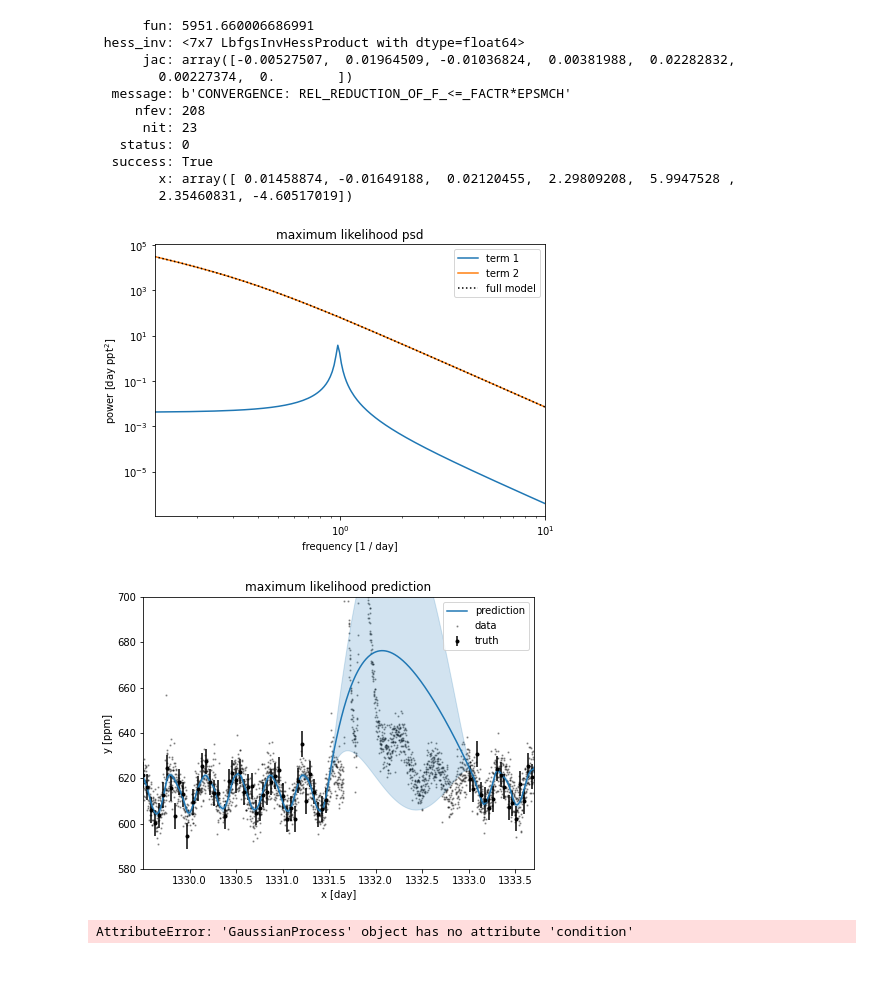
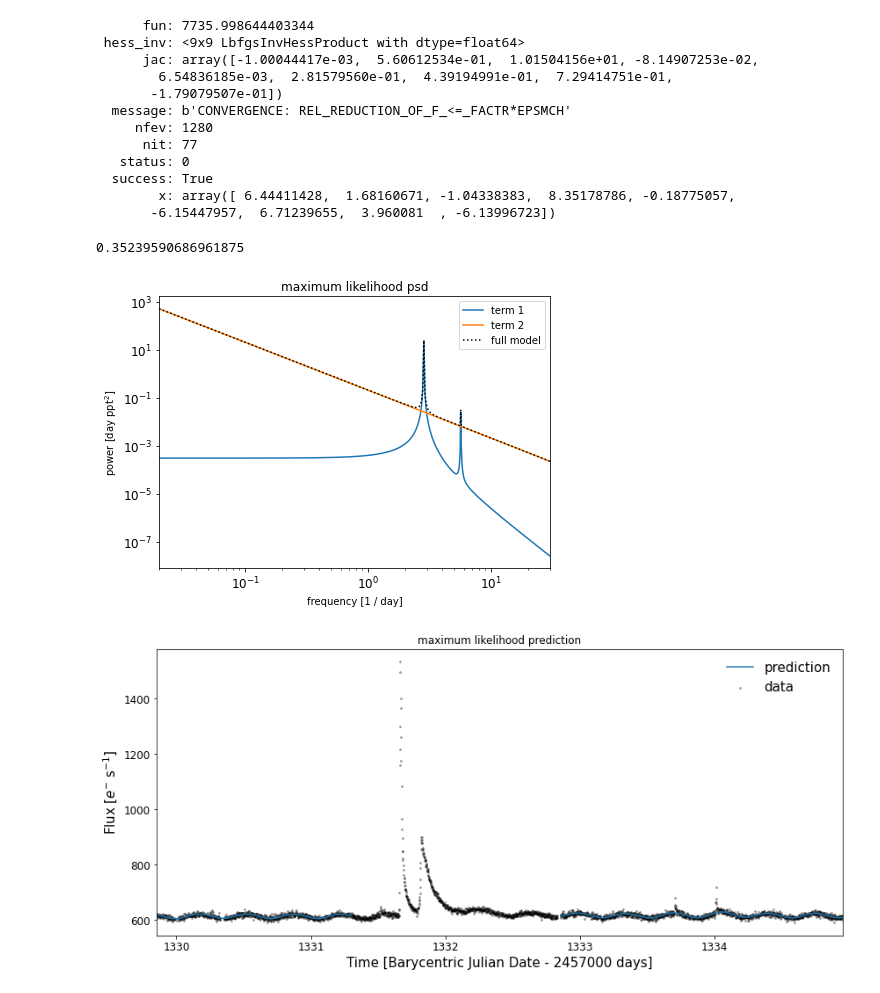
Before and after one commit to ekaterinailin/MalachiteMountains, a Jupyter notebook: analysis/notebooks/NBcolab3_celerite_GP.ipynb, the cells around one changed output. Drawn from its saved outputs; the diff is of its cells as text; code cells hidden in the pictures.

```diff
--- a/analysis/notebooks/NBcolab3_celerite_GP.ipynb
+++ b/analysis/notebooks/NBcolab3_celerite_GP.ipynb
@@ -193,11 +233,10 @@ plot_prediction(gp)
 
 def set_params(params, gp):
     gp.mean = params[0]
-    theta = np.exp(params[1:])
-    gp.kernel = terms.SHOTerm(
-        sigma=theta[0], rho=theta[1], tau=theta[2]
-    ) + terms.SHOTerm(sigma=theta[3], rho=theta[4], Q=0.25)
-    gp.compute(t, diag=yerr ** 2 + theta[5], quiet=True)
+    inits = np.exp(params[1:])
+    gp.kernel = (terms.RotationTerm(sigma=inits[0], period=inits[1], Q0=inits[2], dQ=inits[3], f=inits[4]) +
+                 terms.SHOTerm(sigma=inits[5], rho=inits[6], tau=inits[7]))
+    gp.compute(t, diag=yerr ** 2, quiet=True)
     return gp
 
 
@@ -206,33 +245,48 @@ def neg_log_like(params, gp):
     return -gp.log_likelihood(y)
 
 
-initial_params = [0.0, 0.0, 0.0, np.log(10.0), 0.0, np.log(5.0), np.log(0.01)]
+initial_params =  [np.nanmedian(flcm.flux)] + inits
+initial_params = [np.log(x) for x in initial_params]
 soln = minimize(neg_log_like, initial_params, method="L-BFGS-B", args=(gp,))
 opt_gp = set_params(soln.x, gp)
 soln
 # %% [output]
-      fun: 5951.660006686991
- hess_inv: <7x7 LbfgsInvHessProduct with dtype=float64>
-      jac: array([-0.00527507,  0.01964509, -0.01036824,  0.00381988,  0.02282832,
-        0.00227374,  0.        ])
+      fun: 7735.998644403344
+ hess_inv: <9x9 LbfgsInvHessProduct with dtype=float64>
+      jac: array([-1.00044417e-03,  5.60612534e-01,  1.01504156e+01, -8.14907253e-02,
+        6.54836185e-03,  2.81579560e-01,  4.39194991e-01,  7.29414751e-01,
+       -1.79079507e-01])
   message: b'CONVERGENCE: REL_REDUCTION_OF_F_<=_FACTR*EPSMCH'
-     nfev: 208
-      nit: 23
+     nfev: 1280
+      nit: 77
    status: 0
   success: True
-        x: array([ 0.01458874, -0.01649188,  0.02120455,  2.29809208,  5.9947528 ,
-        2.35460831, -4.60517019])
+        x: array([ 6.44411428,  1.68160671, -1.04338383,  8.35178786, -0.18775057,
+       -6.15447957,  6.71239655,  3.960081  , -6.13996723])
-# %%
-plt.figure(figsize=(7,5))
-plt.title("maximum likelihood psd")
-plot_psd(opt_gp)
-
-plt.figure(figsize=(7,5))
-plt.title("maximum likelihood prediction")
-plot_prediction(opt_gp)
-# %% [output]
-[figure, removed]
-[figure, removed]
+# %%
+np.exp(-1.043)
+# %% [output]
+0.35239590686961875
+# %%
+plt.figure(figsize=(7,5))
+plt.title("maximum likelihood psd")
+plot_psd(opt_gp)
+
+#-----------
+
+plt.figure(figsize=(14,6))
+plt.title("maximum likelihood prediction")
+plot_prediction(gp)
+
+plt.xlim(gpstart,gpstop)
+# plt.xlim(target.view_start, target.view_stop)
+plt.xlabel(f"Time [Barycentric Julian Date - {target.BJDoff} days]",fontsize=15)
+plt.ylabel(r"Flux [$e^{-}$ s$^{-1}$]",fontsize=15)
+plt.legend(frameon=False, loc=1, fontsize=15)
+plt.savefig(f"{CWD}/analysis/results/rotation/{tstamp}_TIC{target.ID}_GP_ML_prediction.png", dpi=300)
+# %% [output]
+[figure, added]
+[figure, added]
 # %%
 import emcee
 
@@ -258,12 +309,0 @@ state = sampler.run_mcmc(state, 500, progress=True)
-# %%
-chain = sampler.get_chain(discard=10, flat=True)
-
-for sample in chain[np.random.randint(len(chain), size=50)]:
-    gp = set_params(sample, gp)
-    conditional = gp.condition(y, true_t)
-    plt.plot(true_t, conditional.sample(), color="C0", alpha=0.1)
-
-plt.title("posterior prediction")
-plot_prediction(None)
-# %% [output]
-AttributeError: 'GaussianProcess' object has no attribute 'condition'
```
Also changed, not shown: parts of 46 cells of this notebook, 9 other files.
